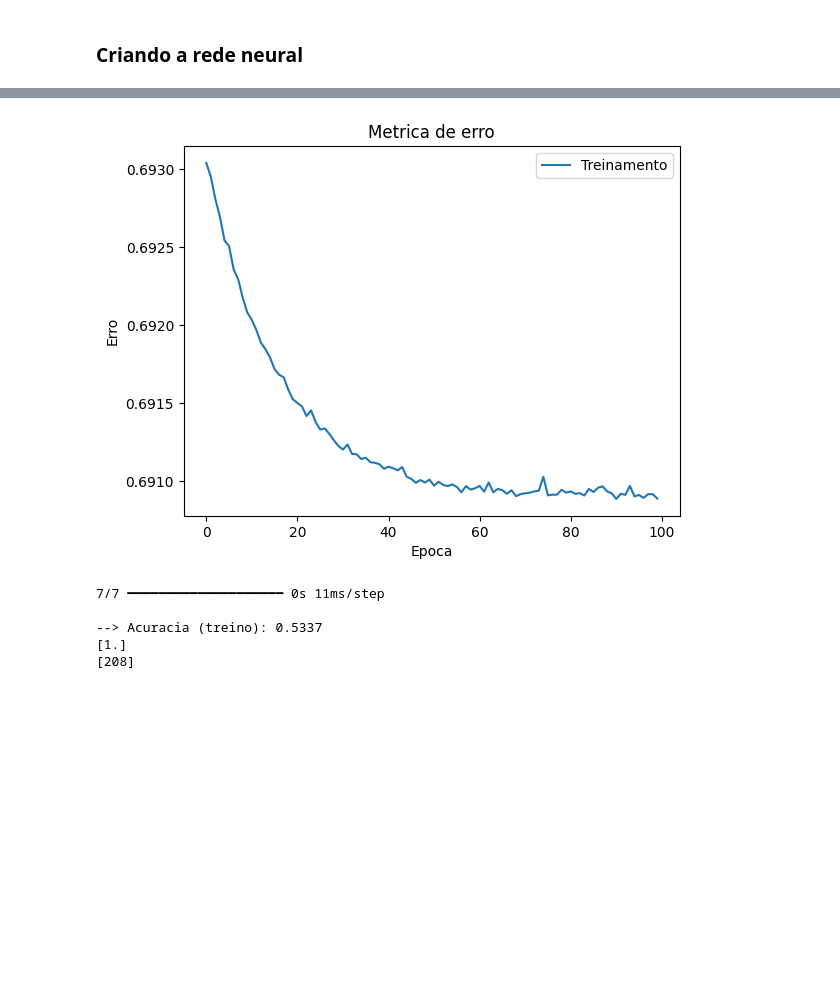
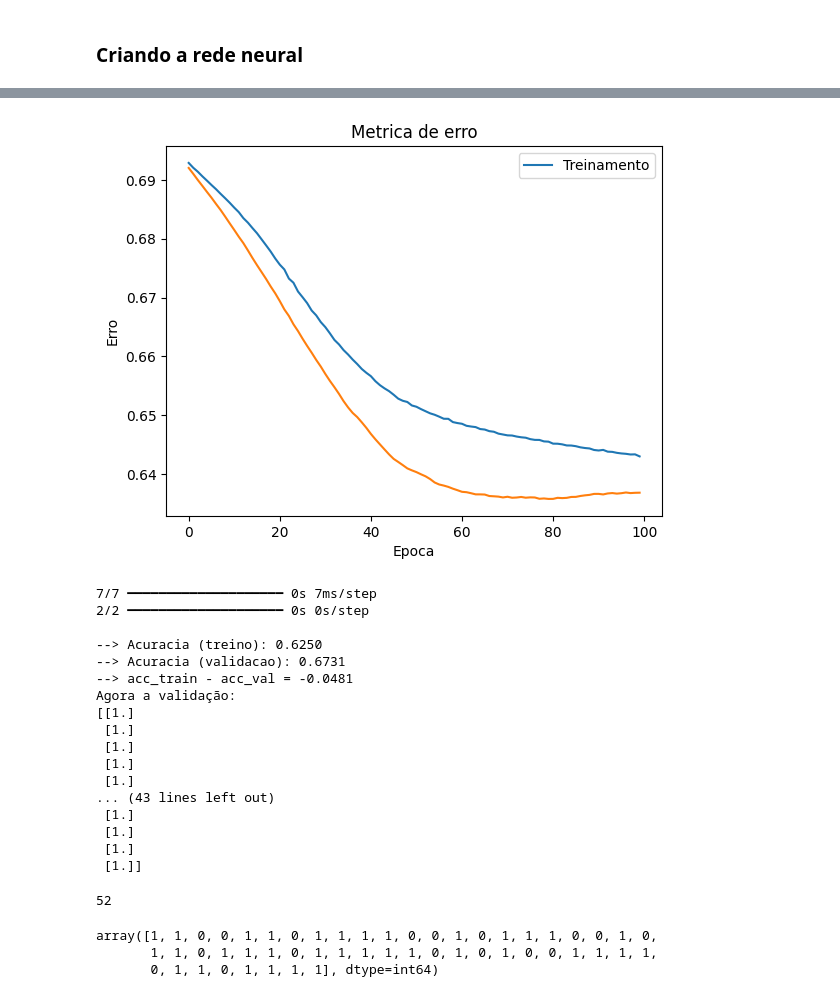
Before and after one commit to HodricVieira/Reconhecimento-de-digitos-ML-2023.2, a Jupyter notebook: Projeto 2/rede_neural.ipynb, the cells around one changed output, grey strips where cells are left out. Drawn from its saved outputs; the diff is of its cells as text; code cells hidden in the pictures; blank space fills up the shorter version.

```diff
--- a/Projeto 2/rede_neural.ipynb
+++ b/Projeto 2/rede_neural.ipynb
@@ -48,13 +48,13 @@ Name: count, dtype: int64
 # %%
 X = np.array(data.drop(['Classificação'], axis = 1))
 Y = np.array(data['Classificação'])
-RANDOM_STATE = 2
-BATCH_SIZE = 16
+RANDOM_STATE = 3
+BATCH_SIZE = 32
 # %%
 # Normalização
 X = padronizar_normal(X)
 # %%
-# Padronização
+"""# Padronização
 min_values = X.min(axis=0)
 max_values = X.max(axis=0)
-X = (X - min_values) / (max_values - min_values)
+X = (X - min_values) / (max_values - min_values)"""
@@ -86,14 +88,17 @@ num_neuronios
 # %%
 model = Sequential()
 # Adicionando neurônios em uma camada oculta
-model.add(Dense(2, input_dim = 10, kernel_initializer = 'normal', activation = 'relu'))
-model.add(Dense(1, kernel_initializer='normal', activation='sigmoid'))
+model.add(Dense(2, input_dim=15, kernel_initializer='normal', activation='relu')) #quantidade de neuronios na camada escondida, nº de features
+model.add(Dense(2, kernel_initializer='normal', activation='relu'))
 
-sgd = optimizers.SGD(learning_rate=0.01)
+model.add(Dense(1, kernel_initializer='normal', activation='sigmoid')) #camada de saída
 
-model.compile(loss='binary_crossentropy', optimizer=sgd, metrics=['accuracy'])
+# adicionando a taxa de aprendizado
+
+# Compilando o modelo
+model.compile(loss = 'binary_crossentropy', optimizer = 'adam', metrics = ['accuracy'])
 # %%
 #Treinando a rede neural
-history = model.fit(X_train, Y_train, validation_data=(X_val, Y_val), epochs=100, batch_size=BATCH_SIZE)
+history = model.fit(X_train, Y_train, validation_data=(X_val, Y_val), epochs=100, batch_size=BATCH_SIZE, verbose=1)
 # %% [output]
 Epoch 1/100
@@ -116,29 +121,55 @@ Epoch 100/100
 # %%
 from sklearn.metrics import accuracy_score
 
 plt.plot(history.history['loss'])
+plt.plot(history.history['val_loss'])
 plt.title('Metrica de erro')
 plt.ylabel('Erro')
 plt.xlabel('Epoca')
 plt.legend(['Treinamento'])
 plt.show()
 
 # Obtendo a acuracia usando accuracy_score()
 pred = np.round(model.predict(X_train))
 acc_train = accuracy_score(Y_train, pred)
 
+pred_val = np.round(model.predict(X_val))
+acc_val = accuracy_score(Y_val, pred_val)
+
 print(f'\n--> Acuracia (treino): {acc_train:.4f}')
+print(f'--> Acuracia (validacao): {acc_val:.4f}')
+print(f"--> acc_train - acc_val = {acc_train - acc_val:.4f}")
 pred_np = np.array(pred)
 # encontrando os valores unicos de pred_np
 unique, counts = np.unique(pred_np, return_counts=True)
 dict(zip(unique, counts))
 # exibindo esses valores unicos
-print(unique)
-print(counts)
+print('Agora a validação:')
+print(pred_val)
 # %% [output]
-[figure, old version]
+[figure, new version]
-7/7 ━━━━━━━━━━━━━━━━━━━━ 0s 11ms/step
+7/7 ━━━━━━━━━━━━━━━━━━━━ 0s 7ms/step
+2/2 ━━━━━━━━━━━━━━━━━━━━ 0s 0s/step
 
---> Acuracia (treino): 0.5337
-[1.]
-[208]
+--> Acuracia (treino): 0.6250
+--> Acuracia (validacao): 0.6731
+--> acc_train - acc_val = -0.0481
+Agora a validação:
+[[1.]
+ [1.]
+ [1.]
+ [1.]
+ [1.]
+... (43 lines left out)
+ [1.]
+ [1.]
+ [1.]
+ [1.]]
+# %%
+print(len(Y_val))
+Y_val
+# %% [output]
+52
+array([1, 1, 0, 0, 1, 1, 0, 1, 1, 1, 1, 0, 0, 1, 0, 1, 1, 1, 0, 0, 1, 0,
+       1, 1, 0, 1, 1, 1, 0, 1, 1, 1, 1, 1, 0, 1, 0, 1, 0, 0, 1, 1, 1, 1,
+       0, 1, 1, 0, 1, 1, 1, 1], dtype=int64)
```
Also changed, not shown: parts of 7 cells of this notebook, 3 other files.
